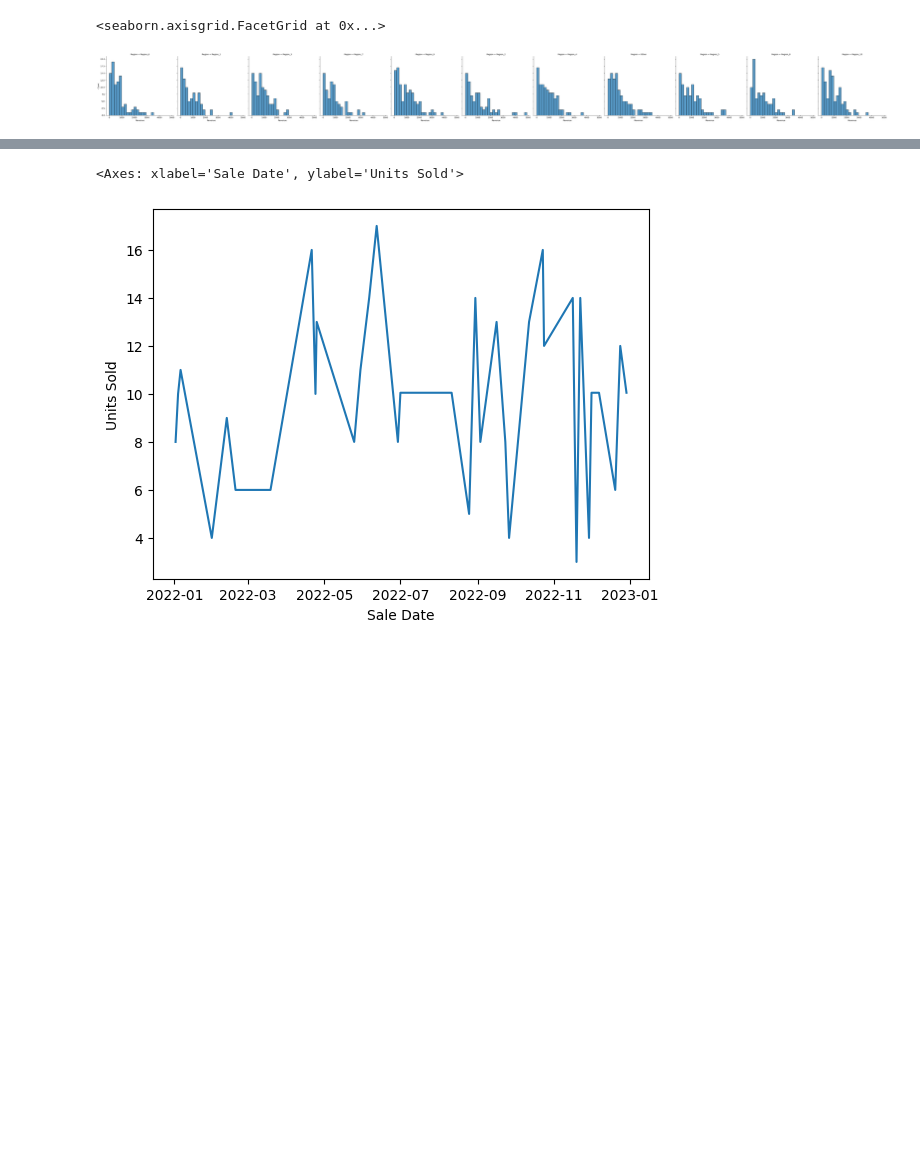
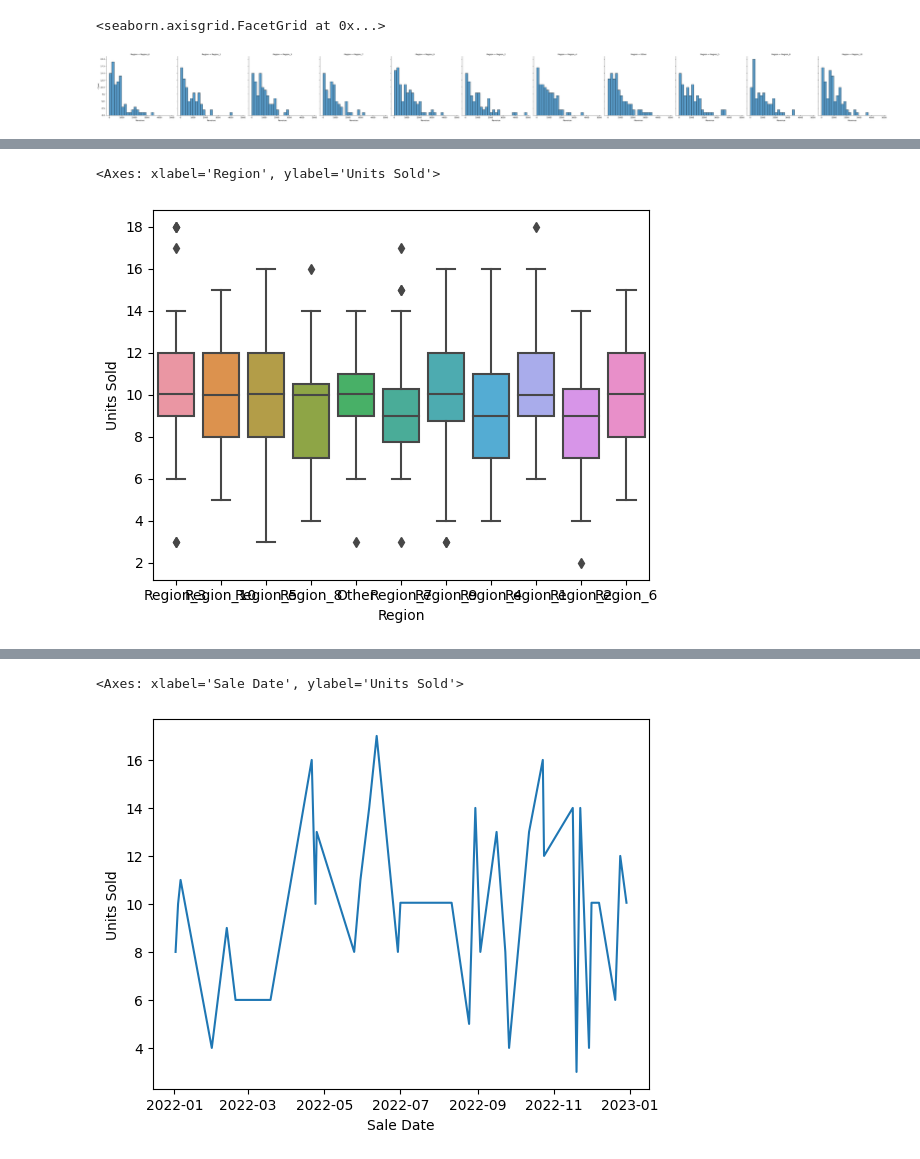
Before and after one commit to CodyDong/schulich_data_science, a Jupyter notebook: assignment1.ipynb, the cells around one changed output, grey strips where cells are left out. Saved outputs shown, nothing was run; the diff lists cells and outputs as text; code cells hidden in the pictures; blank space fills up the shorter version.

```diff
--- a/assignment1.ipynb
+++ b/assignment1.ipynb
@@ -162,0 +168,5 @@ df_2024_region1 = df_2024[df_2024['Region']=='Region_1']
+# %%
+sns.boxplot(x='Region',y='Units Sold',data = df_2023)
+# %% [output]
+<Axes: xlabel='Region', ylabel='Units Sold'>
+[figure, added]
```
Also changed, not shown: parts of 2 cells of this notebook.
